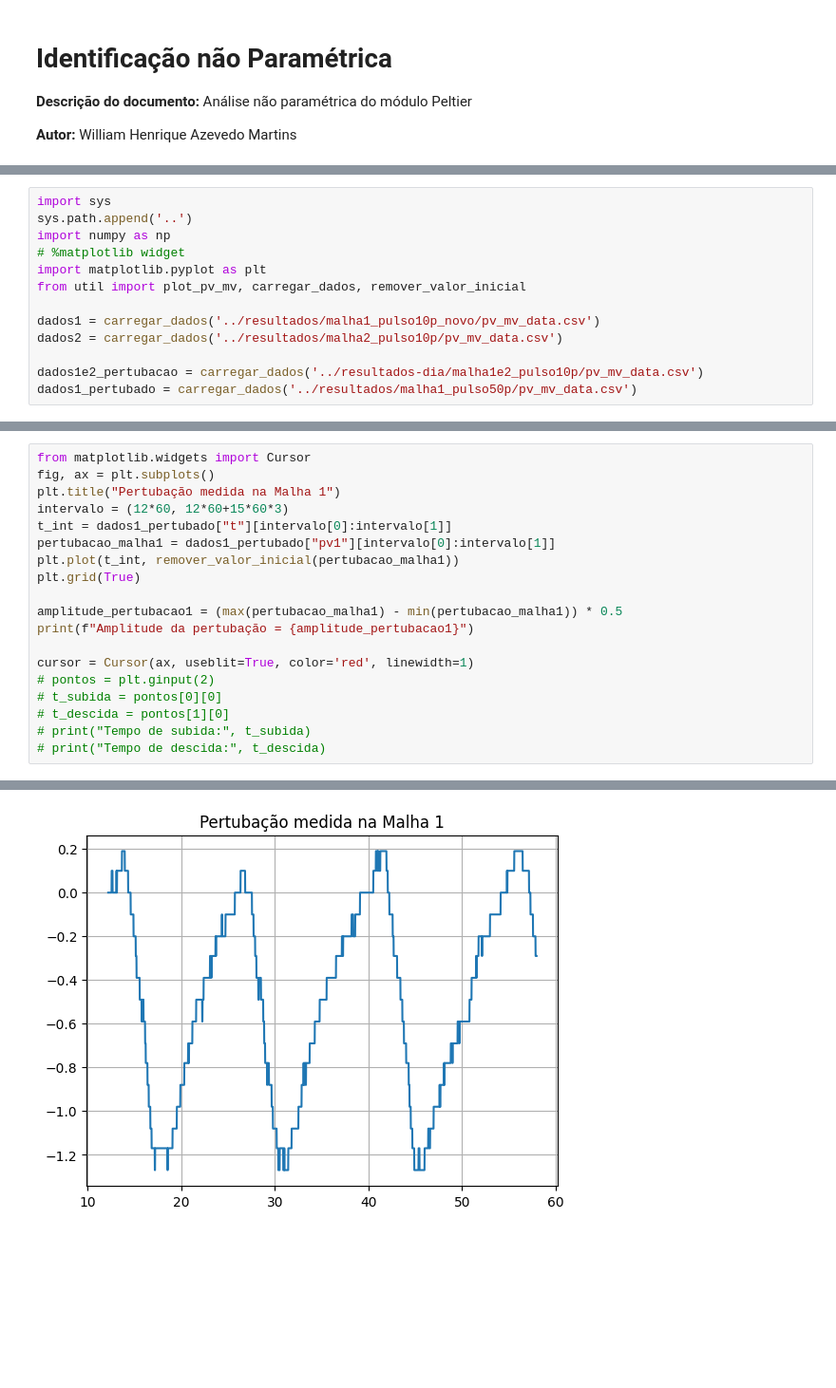
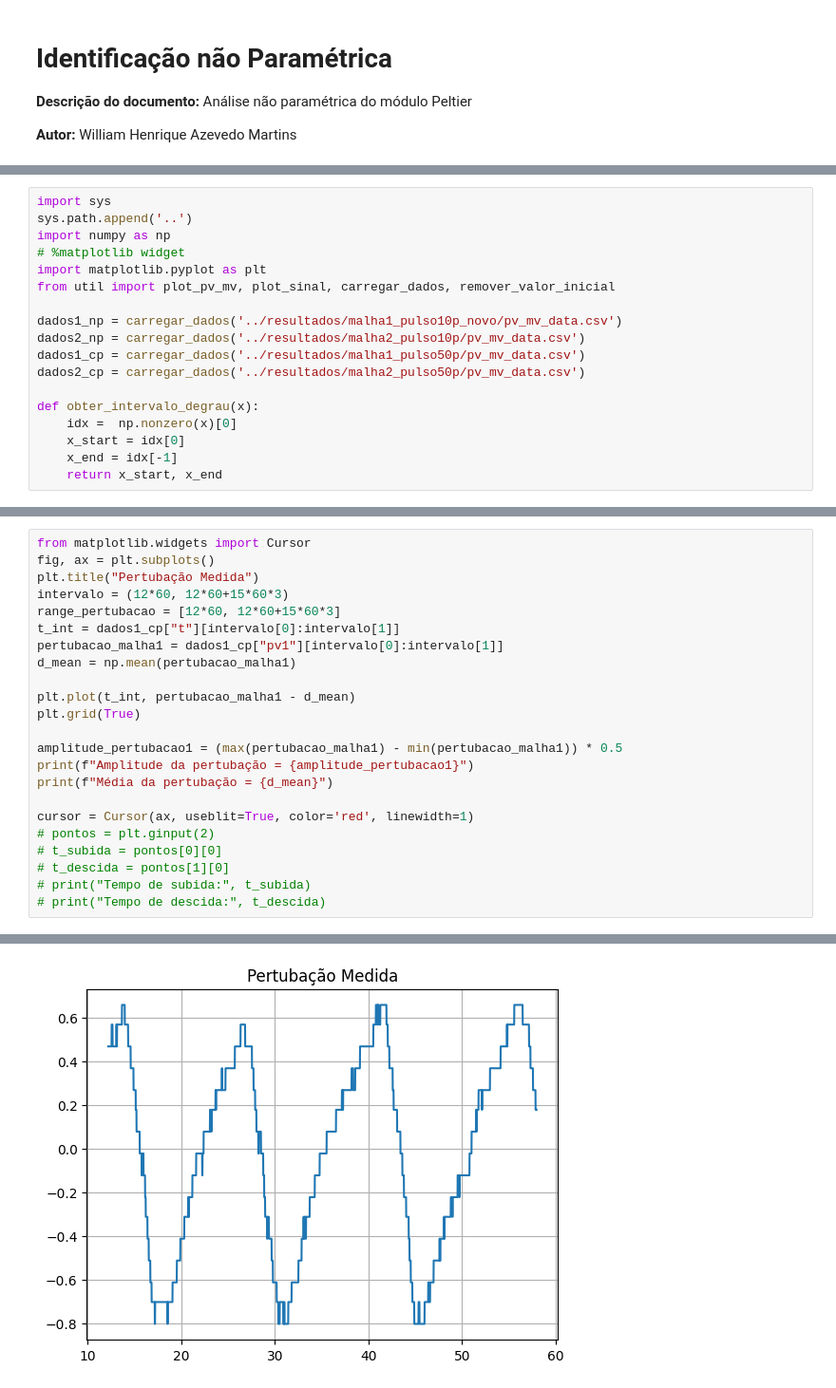
Before and after one commit to william-hazem/Model-Predictive-Control, a Jupyter notebook: identificacao/experimento.ipynb, the cells around one changed output, grey strips where cells are left out. Shown at 95% size. Drawn from its saved outputs; the diff is of its cells as text; blank space fills up the shorter version.

```diff
--- a/identificacao/experimento.ipynb
+++ b/identificacao/experimento.ipynb
@@ -31,10 +32,15 @@ sys.path.append('..')
 import numpy as np
 # %matplotlib widget
 import matplotlib.pyplot as plt
-from util import plot_pv_mv, carregar_dados, remover_valor_inicial
+from util import plot_pv_mv, plot_sinal, carregar_dados, remover_valor_inicial
 
-dados1 = carregar_dados('../resultados/malha1_pulso10p_novo/pv_mv_data.csv')
-dados2 = carregar_dados('../resultados/malha2_pulso10p/pv_mv_data.csv')
+dados1_np = carregar_dados('../resultados/malha1_pulso10p_novo/pv_mv_data.csv')
+dados2_np = carregar_dados('../resultados/malha2_pulso10p/pv_mv_data.csv')
+dados1_cp = carregar_dados('../resultados/malha1_pulso50p/pv_mv_data.csv')
+dados2_cp = carregar_dados('../resultados/malha2_pulso50p/pv_mv_data.csv')
 
-dados1e2_pertubacao = carregar_dados('../resultados-dia/malha1e2_pulso10p/pv_mv_data.csv')
-dados1_pertubado = carregar_dados('../resultados/malha1_pulso50p/pv_mv_data.csv')
+def obter_intervalo_degrau(x):
+    idx =  np.nonzero(x)[0]
+    x_start = idx[0]
+    x_end = idx[-1]
+    return x_start, x_end
@@ -65,15 +82,19 @@ plot_pv_mv(dados1e2_pertubacao, f=remover_valor_inicial);
 # %%
 from matplotlib.widgets import Cursor
 fig, ax = plt.subplots()
-plt.title("Pertubação medida na Malha 1")
+plt.title("Pertubação Medida")
 intervalo = (12*60, 12*60+15*60*3)
-t_int = dados1_pertubado["t"][intervalo[0]:intervalo[1]]
-pertubacao_malha1 = dados1_pertubado["pv1"][intervalo[0]:intervalo[1]]
-plt.plot(t_int, remover_valor_inicial(pertubacao_malha1))
+range_pertubacao = [12*60, 12*60+15*60*3]
+t_int = dados1_cp["t"][intervalo[0]:intervalo[1]]
+pertubacao_malha1 = dados1_cp["pv1"][intervalo[0]:intervalo[1]]
+d_mean = np.mean(pertubacao_malha1)
+
+plt.plot(t_int, pertubacao_malha1 - d_mean)
 plt.grid(True)
 
 amplitude_pertubacao1 = (max(pertubacao_malha1) - min(pertubacao_malha1)) * 0.5
 print(f"Amplitude da pertubação = {amplitude_pertubacao1}")
+print(f"Média da pertubação = {d_mean}")
 
 cursor = Cursor(ax, useblit=True, color='red', linewidth=1)
 # pontos = plt.ginput(2)
@@ -86,4 +108,4 @@ Amplitude da pertubação = 0.7299999999999986
-[figure, old version]
+[figure, new version]
 # %% [markdown]
 Do gráfico acima, é possível medir o tempo de subida, o período de oscilação e a amplitude do sinal.
 
```
Also changed, not shown: parts of 36 cells of this notebook, 1 other file.
